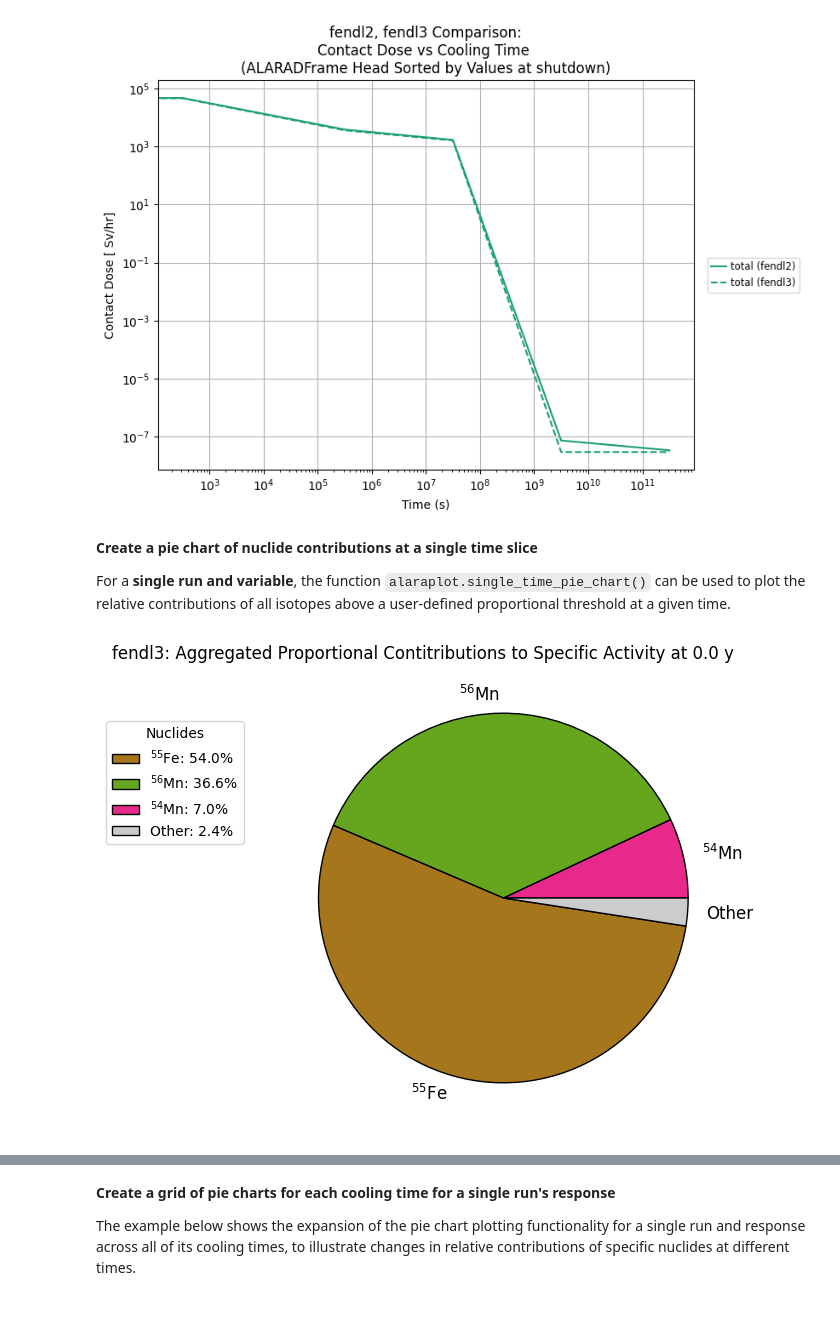
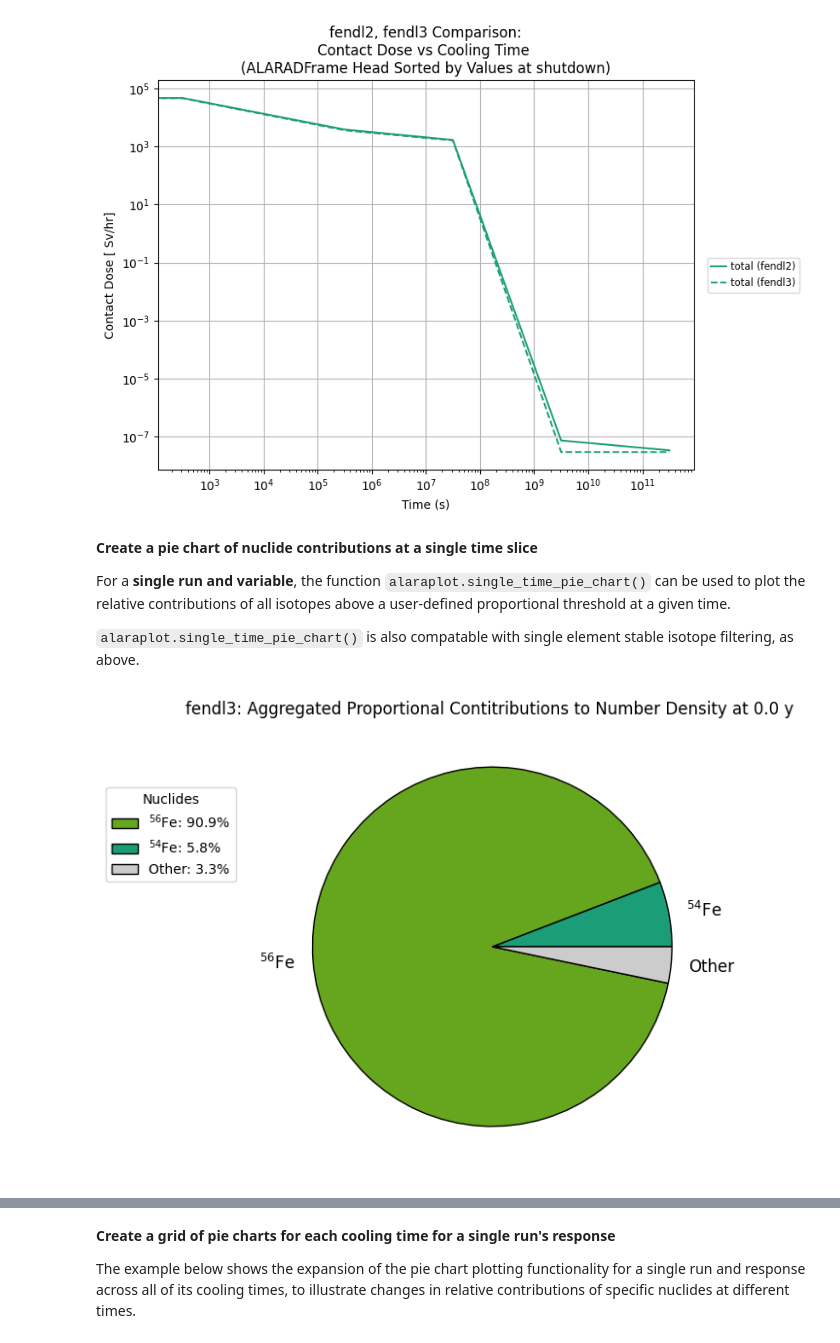
Before and after one commit to svalinn/ALARA, a Jupyter notebook: tools/ALARAJOYWrapper/alarajoy_QA_notebook.ipynb, the cells around one changed output, grey strips where cells are left out. Cells and saved outputs as stored; diff of their text form; code cells hidden in the pictures; blank space fills up the shorter version.

Commit message:
Functionality to filter stable nuclides

```diff
--- a/tools/ALARAJOYWrapper/alarajoy_QA_notebook.ipynb
+++ b/tools/ALARAJOYWrapper/alarajoy_QA_notebook.ipynb
@@ -156,23 +175,24 @@ plt.show()
 **Create a pie chart of nuclide contributions at a single time slice**
 
 For a **single run and variable**, the function `alaraplot.single_time_pie_chart()` can be used to plot the relative contributions of all isotopes above a user-defined proportional threshold at a given time.
+
+`alaraplot.single_time_pie_chart()` is also compatable with single element stable isotope filtering, as above.
 # %%
 importlib.reload(alaraplot)
 agg = alaraplot.pie_chart_aggregation(
     adf=adf,
     run_lbl='fendl3',
-    variable='Specific Activity',
+    variable='Number Density',
     threshold=0.05,
     time_unit='y'
 )
 single_pie = alaraplot.single_time_pie_chart(
     agg=agg,
     run_lbl='fendl3',
-    variable='Specific Activity',
+    variable='Number Density',
     threshold=0.05,
     time_idx=0,
     time_unit='y'
 )
-single_pie
 # %% [output]
-[figure, old version]
+[figure, new version]
```
Also changed, not shown: parts of 13 cells of this notebook, 3 other files.
